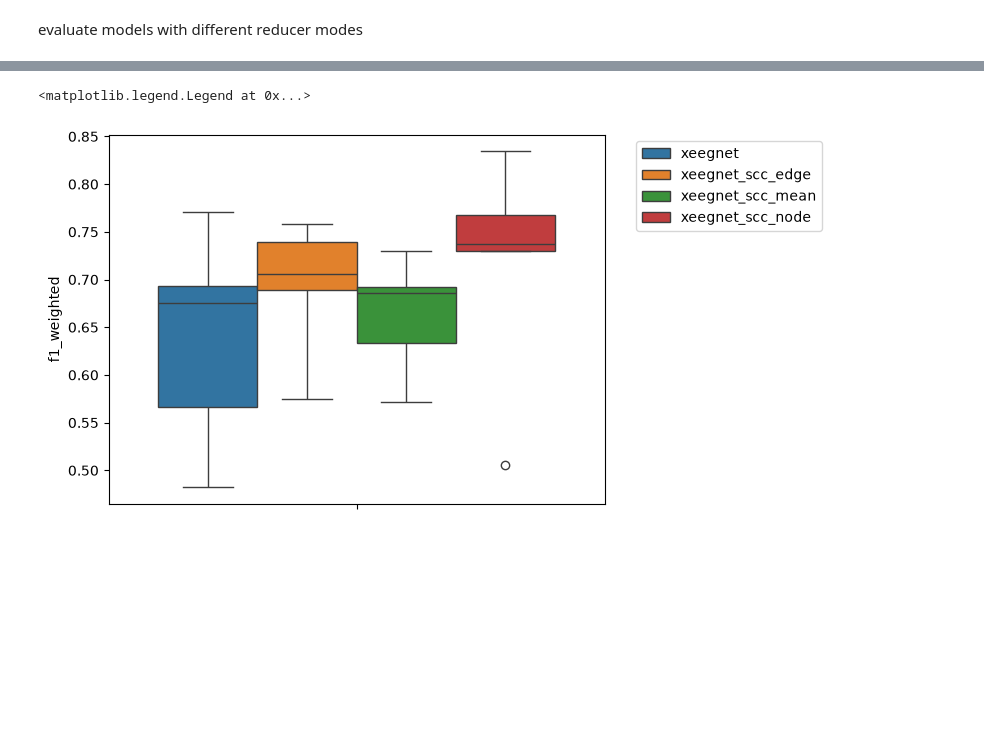
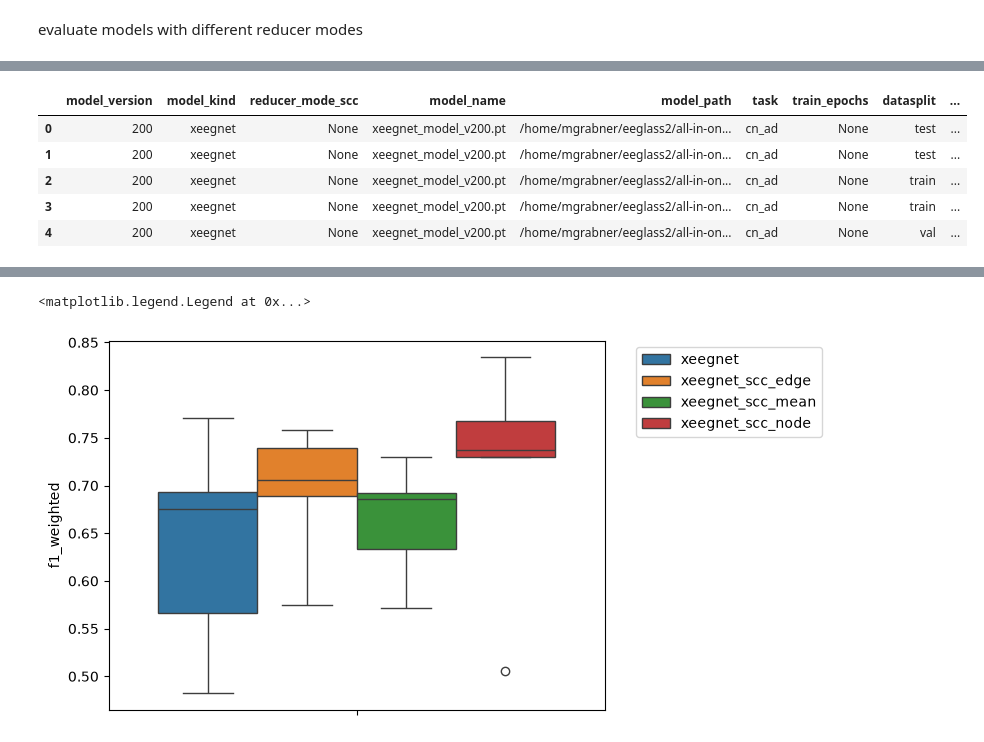
Before and after one commit to hereditary-eu/EEGlass, a Jupyter notebook: backend/experiments_xeegnet/adapt_selfeeg.ipynb, the cells around one changed output, grey strips where cells are left out. Drawn from its saved outputs; the diff is of its cells as text; code cells hidden in the pictures; blank space fills up the shorter version.

```diff
--- a/backend/experiments_xeegnet/adapt_selfeeg.ipynb
+++ b/backend/experiments_xeegnet/adapt_selfeeg.ipynb
@@ -917,10 +906,10 @@ if False:
 # %%
 possible_tasks = ["cn_ad", "cn_ftd", "cn_disease", "three_class"]
 
-task = "cn_disease"  # Alzheimer's disease vs. control
-nb_classes = 3 if task == "three_class" else 2
+# task = "cn_disease"  # Alzheimer's disease vs. control
+# nb_classes = 3 if task == "three_class" else 2
 
-data_x_y_scc_id_new = adapt_data_for_task(data_x_y_scc_id, task)
+# data_x_y_scc_id_new = adapt_data_for_task(data_x_y_scc_id, task)
 # %%
 debug = False
 save_results_df_flag = True
@@ -956,9 +945,10 @@ i = 0
 model_seed = 0
 
 # tasks = ["cn_ad", "cn_ftd", "cn_disease"]
-tasks = ["cn_disease"]
+# tasks = ["cn_disease"]
+tasks = ["cn_ad", "cn_ftd"]
 
-if True:
+if False:
     for task in tasks:
         print(f"Running task: {task}")
         data_x_y_scc_id_new = adapt_data_for_task(data_x_y_scc_id, task)
@@ -1048,4 +1004,6 @@ evaluate models with different reducer modes
 
 
 # data_x_y_scc_id_new = adapt_data_for_task(data_x_y_scc_id, task)
+# %%
+dir_results = Path(dir_base) / "backend" / "experiments_xeegnet" / "results"
 # %%
@@ -1127,0 +1108,20 @@ saved_model_results_name = PRETRAINED_MODEL_DIR / results_name
+# %%
+if False:
+    df_results["model_kind_reducer"] = df_results.apply(
+        lambda row: f"{row['model_kind']}_{row['reducer_mode_scc']}" if row['model_kind'] == 'xeegnet_scc' else row['model_kind'],
+        axis
+        =1
+    )
+
+    saved_model_results_name = dir_results / result_name
+    if save_results_flag:
+        df_results.to_csv(saved_model_results_name, index=False)
+# %%
+df_results.head(5)
+# %% [output]
+|  | model_version | model_kind | reducer_mode_scc | model_name | model_path | task | train_epochs | datasplit | ... |
+| 0 | 200 | xeegnet | None | xeegnet_model_v200.pt | /home/mgrabner/eeglass2/all-in-on... | cn_ad | None | test | ... |
+| 1 | 200 | xeegnet | None | xeegnet_model_v200.pt | /home/mgrabner/eeglass2/all-in-on... | cn_ad | None | test | ... |
+| 2 | 200 | xeegnet | None | xeegnet_model_v200.pt | /home/mgrabner/eeglass2/all-in-on... | cn_ad | None | train | ... |
+| 3 | 200 | xeegnet | None | xeegnet_model_v200.pt | /home/mgrabner/eeglass2/all-in-on... | cn_ad | None | train | ... |
+| 4 | 200 | xeegnet | None | xeegnet_model_v200.pt | /home/mgrabner/eeglass2/all-in-on... | cn_ad | None | val | ... |
```
Also changed, not shown: parts of 44 cells of this notebook, 42 other files.
